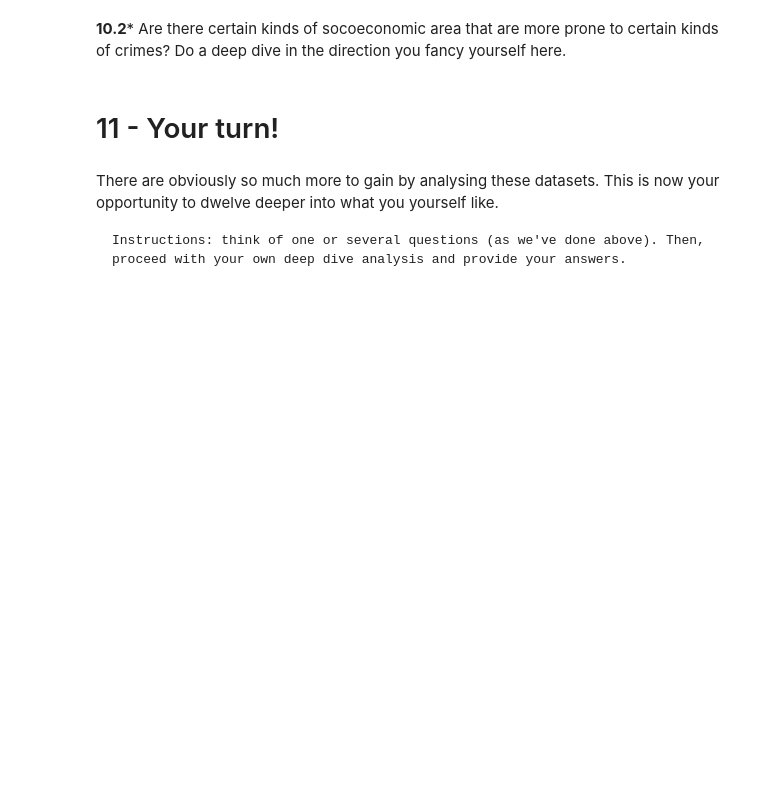
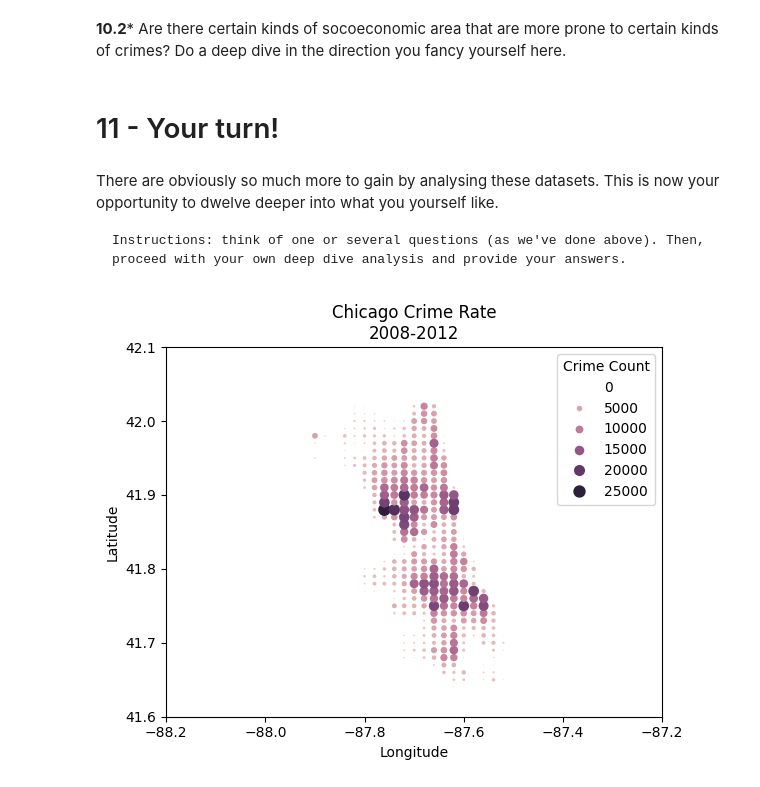
Before and after one commit to SVMino53/aiM24_Databehandling_Inlamning, a Jupyter notebook: chicago.ipynb, the cells around one changed output. Saved outputs shown, nothing was run; the diff lists cells and outputs as text; code cells hidden in the pictures; blank space fills up the shorter version.

```diff
--- a/chicago.ipynb
+++ b/chicago.ipynb
@@ -401,3 +403,24 @@ https://www.youtube.com/watch?v=k7yBJ5Ffkdo
 There are obviously so much more to gain by analysing these datasets. This is now your opportunity to dwelve deeper into what you yourself like.
 
     Instructions: think of one or several questions (as we've done above). Then, proceed with your own deep dive analysis and provide your answers.
+# %%
+valid_coordinates_mask = chicago_crime_2008_to_2012_df["Longitude"].between(-88, -87.4) & chicago_crime_2008_to_2012_df["Latitude"].between(41.6, 42.1)
+valid_coordinates_df = chicago_crime_2008_to_2012_df[valid_coordinates_mask][["Longitude", "Latitude"]]
+
+long_step = 2
+lat_step = 1
+
+long_range = [val/100 for val in range(-8796, -8745, long_step)]
+lat_range = [val/100 for val in range(4164, 4205, lat_step)]
+coordinate_count = [((long, lat), (valid_coordinates_df["Longitude"].between(long - long_step/200, long + long_step/200) & valid_coordinates_df["Latitude"].between(lat - lat_step/200, lat + lat_step/200)).sum()) for long in long_range for lat in lat_range]
+region_crime_rates_df = pd.DataFrame({"Longitude": [coord[0] for coord, _ in coordinate_count],
+                                      "Latitude": [coord[1] for coord, _ in coordinate_count],
+                                      "Crime Count": [count for _, count in coordinate_count]})
+# %%
+sns.scatterplot(region_crime_rates_df, x="Longitude", y="Latitude", hue="Crime Count", size="Crime Count", sizes=(0, 80))
+plt.title("Chicago Crime Rate\n2008-2012")
+plt.xlim(-88.2, -87.2)
+plt.ylim(41.6, 42.1)
+plt.show()
+# %% [output]
+[figure, added]
```
Also changed, not shown: parts of 6 cells of this notebook.
